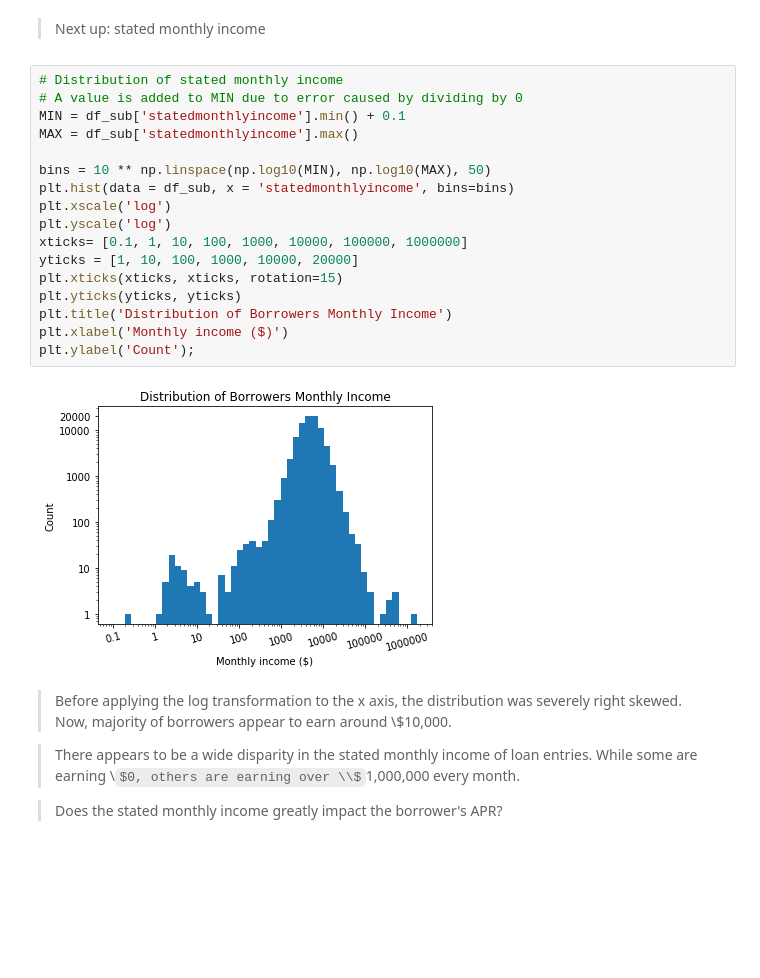
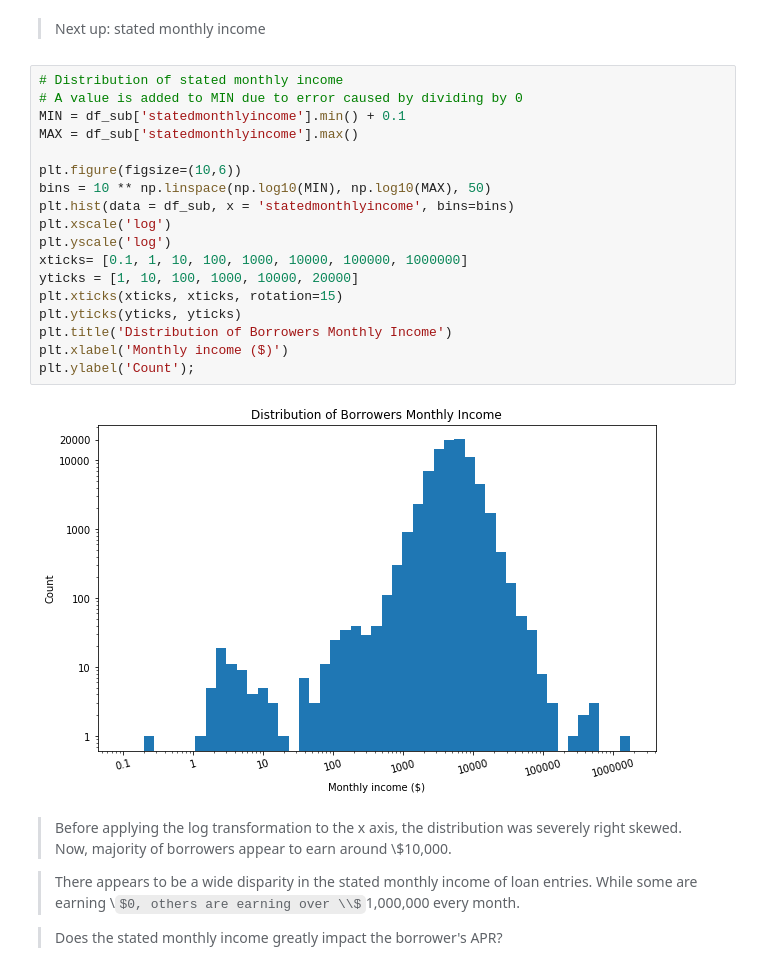
Before and after one commit to chukwume/prosperloandata, a Jupyter notebook: exploration_template.ipynb, the cells around one changed output. Saved outputs shown, nothing was run; the diff lists cells and outputs as text; some formulas as TeX source; blank space fills up the shorter version.

Commit message:
feat: Add figsize to monthly income hist

```diff
--- a/exploration_template.ipynb
+++ b/exploration_template.ipynb
@@ -169,22 +169,23 @@ plt.title('Distribution of Original loan amount ($)');
 # %%
 # Distribution of stated monthly income
 # A value is added to MIN due to error caused by dividing by 0
 MIN = df_sub['statedmonthlyincome'].min() + 0.1
 MAX = df_sub['statedmonthlyincome'].max()
 
+plt.figure(figsize=(10,6))
 bins = 10 ** np.linspace(np.log10(MIN), np.log10(MAX), 50)
 plt.hist(data = df_sub, x = 'statedmonthlyincome', bins=bins)
 plt.xscale('log')
 plt.yscale('log')
 xticks= [0.1, 1, 10, 100, 1000, 10000, 100000, 1000000]
 yticks = [1, 10, 100, 1000, 10000, 20000]
 plt.xticks(xticks, xticks, rotation=15)
 plt.yticks(yticks, yticks)
 plt.title('Distribution of Borrowers Monthly Income')
 plt.xlabel('Monthly income ($)')
 plt.ylabel('Count');
 # %% [output]
-[figure, old version]
+[figure, new version]
 # %% [markdown]
 > Before applying the log transformation to the x axis, the distribution was severely right skewed. Now, majority of borrowers appear to earn around \\$10,000.
 
```
